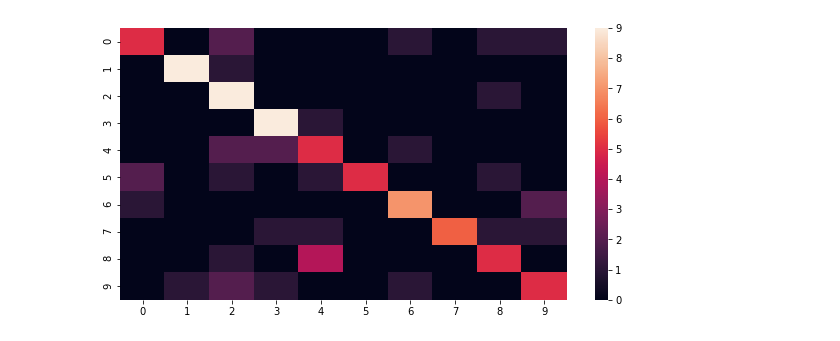
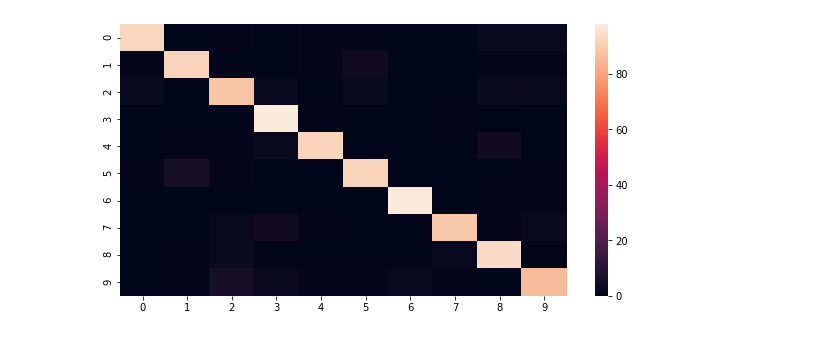
Before and after one commit to devlai23/MusicClassifier, a Jupyter notebook: CS_Project_Colab.ipynb, the cells around one changed output. Drawn from its saved outputs; the diff is of its cells as text; code cells hidden in the pictures.

```diff
--- a/CS_Project_Colab.ipynb
+++ b/CS_Project_Colab.ipynb
@@ -8,16 +8,21 @@ import matplotlib.pyplot as plt
 import seaborn as sns
 from sklearn import preprocessing
 
-df = pd.read_csv('features_30_sec.csv')
+df = pd.read_csv('features_3_sec.csv')
+df2 = pd.read_csv('features_30_sec.csv')
 
 labels = ['blues', 'classical', 'country', 'disco', 'hiphop', 'jazz', 'metal', 'pop', 'reggae', 'rock']
 
 # Turn labels into numerical values
 for i in range(len(labels)):
-  df = df.replace(labels[i], i * 1)
+  df = df.replace(labels[i], i)
+  df2 = df2.replace(labels[i], i)
 
 y = df['label']
 X = df.drop('label', axis = 1).drop('filename', axis=1).drop('length', axis=1)
+
+y2 = df2['label']
+X2 = df2.drop('label', axis = 1).drop('filename', axis=1).drop('length', axis=1)
 
 # Scale the features
 cols = X.columns
@@ -26,6 +31,11 @@ np_scaled = min_max_scaler.fit_transform(X)
 
 X = pd.DataFrame(np_scaled, columns = cols)
 
+cols = X2.columns
+min_max_scaler = preprocessing.MinMaxScaler()
+np_scaled = min_max_scaler.fit_transform(X2)
+X2 = pd.DataFrame(np_scaled, columns = cols)
+
 print(df)
 
 sns.heatmap(df.corr(), square=True, cmap='RdYlGn')
@@ -52,55 +62,58 @@ from sklearn.model_selection import train_test_split
 from sklearn.metrics import confusion_matrix
 from sklearn.model_selection import GridSearchCV
 
-for random_state in range(1, 20):
-  X_train, X_test, y_train, y_test = train_test_split (X, y, test_size = 0.1 , random_state = random_state, stratify = y)
+#for random_state in range(1, 5):
+X_train, X_test, y_train, y_test = train_test_split (X, y, test_size = 0.1 , random_state = 42, stratify = y)
+X2_train, X2_test, y2_train, y2_test = train_test_split (X2, y2, test_size = 0.1 , random_state = 42, stratify = y2)
 
-  neighbors = np.arange(1, 20)
-  #train_accuracy = np.empty(len(neighbors))
-  test_accuracy = np.empty(len(neighbors))
-  highest_score = 0
-  highest_i = 0
-  confus_mat = 0
+neighbors = range(1, 20)
+test_accuracy = np.empty(len(neighbors))
+highest_score = 0
+highest_i = 0
+confus_mat = 0
 
-  for i, k in enumerate(neighbors):
-      # Setup a k-NN Classifier with k neighbors: knn
-      knn = KNeighborsClassifier(n_neighbors = k)
+for i, k in enumerate(neighbors):
+    # Setup a k-NN Classifier with k neighbors: knn
+    knn = KNeighborsClassifier(n_neighbors = k)
 
-      # Fit the classifier to the training data
-      knn.fit(X_train, y_train)
+    # Fit the classifier to the training data
+    knn.fit(X_train, y_train)
 
-      #Compute accuracy on the training set
-      #train_accuracy[i] = knn.score(X_train, y_train)
+    #Compute accuracy on the training set
+    #train_accuracy[i] = knn.score(X_train, y_train)
 
-      #Compute accuracy on the testing set
-      test_accuracy[i] = knn.score(X_test, y_test)
-      if test_accuracy[i] > highest_score:
-        highest_score = test_accuracy[i]
-        highest_i = i
-        preds = knn.predict(X_test)
-        confus_mat = confusion_matrix(y_test, preds)
+    #Compute accuracy on the testing set
+    test_accuracy[i] = knn.score(X2_test, y2_test)
+    if test_accuracy[i] > highest_score:
+      highest_score = test_accuracy[i]
+      highest_i = k
 
-  # knn = KNeighborsClassifier()
+      preds = knn.predict(X_test)
+      confus_mat = confusion_matrix(y_test, preds)
 
-  # param_grid = {'n_neighbors': np.arange(1,50)}
-  # knn_cv = GridSearchCV(knn, param_grid,cv=5)
+# knn = KNeighborsClassifier()
 
-  # knn_cv.fit(X_train, y_train)
-  # print(random_state)
-  # print(knn_cv.best_params_)
-  # print(knn_cv.best_score_)
+# param_grid = {'n_neighbors': np.arange(3,10)}
+# knn_cv = GridSearchCV(knn, param_grid,cv=3)
 
-  plt.figure(figsize = (10, 5))
-  sns.heatmap(confus_mat)
+# knn_cv.fit(X_train, y_train)
+# print(random_state)
+# print(knn_cv.best_params_)
+# print(knn_cv.best_score_)
 
-  print("Random State: %d; Highest Score: %.2f; i: %d" % (random_state, highest_score, highest_i))
+# print(knn_cv.score(X2_test, y2_test))
 
-  # Generate plot
-  # plt.title('k-NN: Varying Neighbors, random_state=' + str(random_state))
-  # plt.plot(neighbors, test_accuracy, label = 'Testing Accuracy')
-  # plt.plot(neighbors, train_accuracy, label = 'Training Accuracy')
-  # plt.legend()
-  # plt.xlabel('Neighbors')
-  # plt.ylabel('Accuracy')
-  # plt.show()
+plt.figure(figsize = (10, 5))
+sns.heatmap(confus_mat)
+
+print("Highest Score: %.2f; i: %d" % (highest_score, highest_i))
+
+# Generate plot
+# plt.title('k-NN: Varying Neighbors, random_state=' + str(random_state))
+# plt.plot(neighbors, test_accuracy, label = 'Testing Accuracy')
+# plt.plot(neighbors, train_accuracy, label = 'Training Accuracy')
+# plt.legend()
+# plt.xlabel('Neighbors')
+# plt.ylabel('Accuracy')
+# plt.show()
 # %% [output]
@@ -126 +121 @@ Random State: 19; Highest Score: 0.68; i: 0
-[figure, old version]
+[figure, new version]
```
Also changed, not shown: parts of 2 cells of this notebook.
